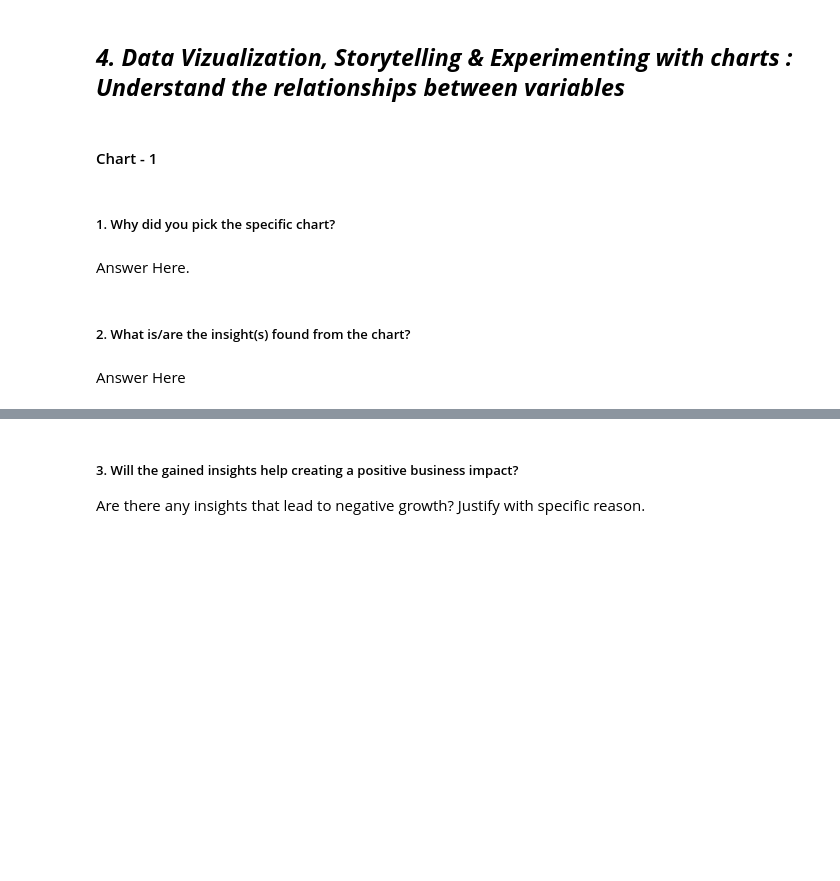
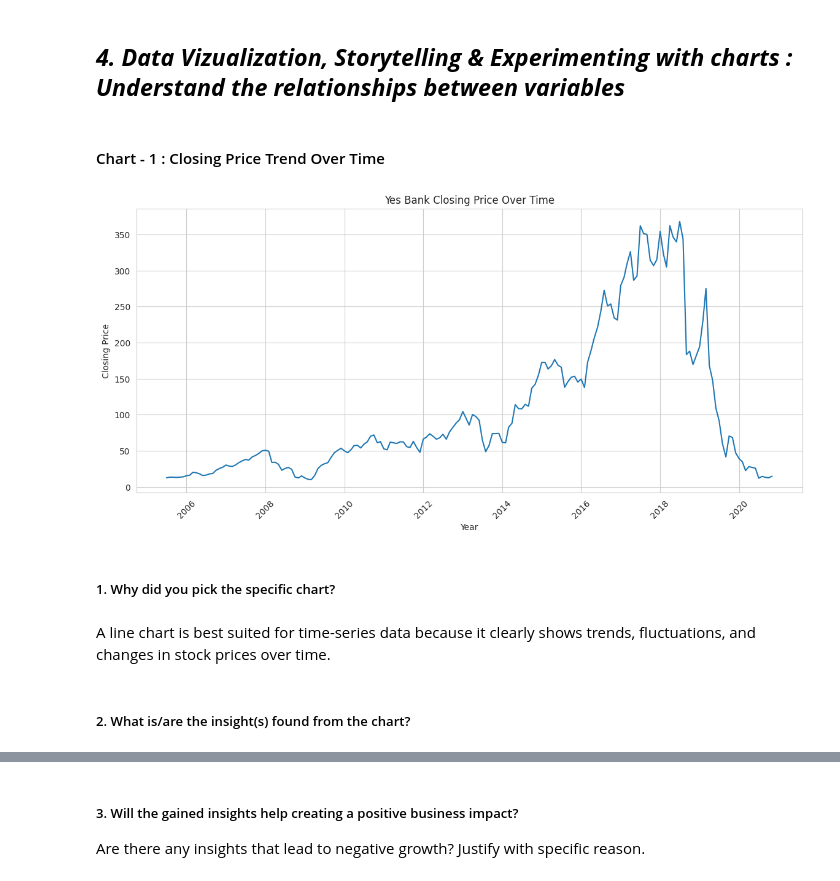
Before and after one commit to Snehamn24/Yes-Bank-ML-model, a Jupyter notebook: Yes_Bank_ML_model.ipynb, the cells around one changed output, grey strips where cells are left out. Saved outputs shown, nothing was run; the diff lists cells and outputs as text; code cells hidden in the pictures; blank space fills up the shorter version.

Commit message:
Data Wrangling and Data visualization

```diff
--- a/Yes_Bank_ML_model.ipynb
+++ b/Yes_Bank_ML_model.ipynb
@@ -328,3 +328,12 @@ df_copy.head()
 | 2 | Sep-05 | 13.48 | 14.87 | 12.27 | 13.30 |
 | 3 | Oct-05 | 13.20 | 14.47 | 12.40 | 12.99 |
 | 4 | Nov-05 | 13.35 | 13.88 | 12.88 | 13.41 |
+# %%
+# ==========================================
+# Converting Date column into datetime format
+# ==========================================
+
+df_copy['Date'] = pd.to_datetime(df_copy['Date'], format='%b-%y')
+
+# Checking datatype after conversion
+df_copy.info()
@@ -330,0 +353,10 @@ df_copy.head()
+# %%
+# ==========================================
+# Extracting Year and Month from Date column
+# ==========================================
+
+df_copy['Year'] = df_copy['Date'].dt.year
+df_copy['Month'] = df_copy['Date'].dt.month
+
+# Display updated dataset
+df_copy.head()
@@ -335,4 +459,4 @@ Answer Here.
 # %% [markdown]
 ## ***4. Data Vizualization, Storytelling & Experimenting with charts : Understand the relationships between variables***
 # %% [markdown]
-#### Chart - 1
+#### Chart - 1 : Closing Price Trend Over Time
@@ -341,8 +463,23 @@ Answer Here.
+# %%
+# Chart - 1 visualization code
+plt.figure(figsize=(14,6))
+
+plt.plot(df_copy['Date'], df_copy['Close'])
+
+plt.title('Yes Bank Closing Price Over Time')
+
+plt.xlabel('Year')
+
+plt.ylabel('Closing Price')
+
+plt.xticks(rotation=45)
+
+plt.show()
+# %% [output]
+[figure, added]
 # %% [markdown]
 ##### 1. Why did you pick the specific chart?
-# %% [markdown]
-Answer Here.
+# %% [markdown]
+A line chart is best suited for time-series data because it clearly shows trends, fluctuations, and changes in stock prices over time.
 # %% [markdown]
 ##### 2. What is/are the insight(s) found from the chart?
-# %% [markdown]
-Answer Here
```
Also changed, not shown: parts of 134 cells of this notebook.
